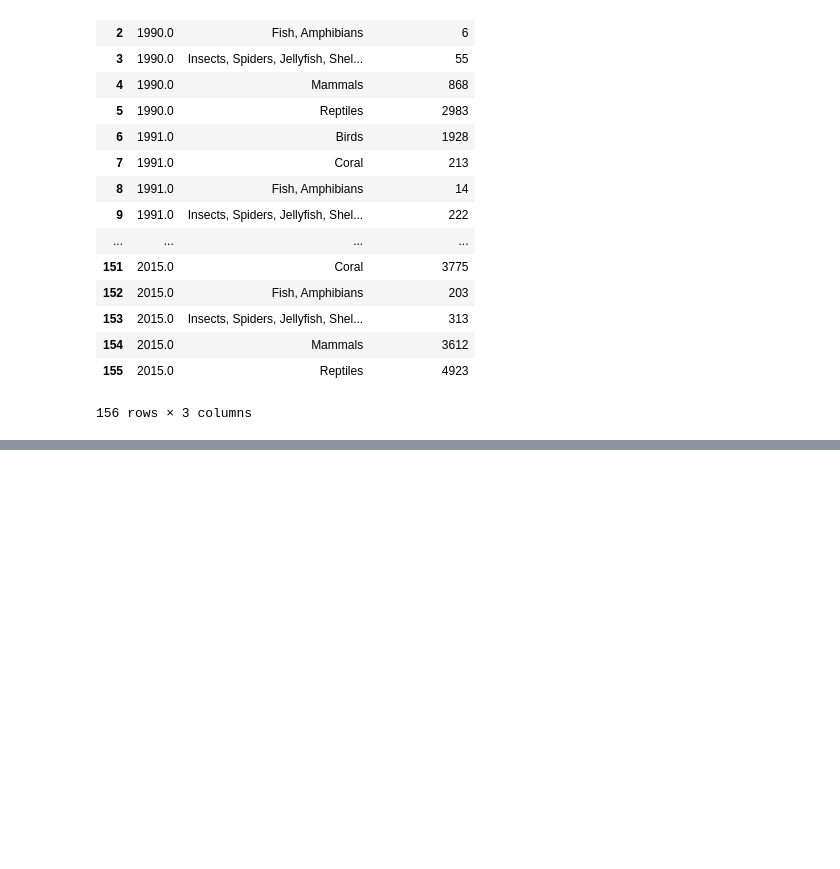
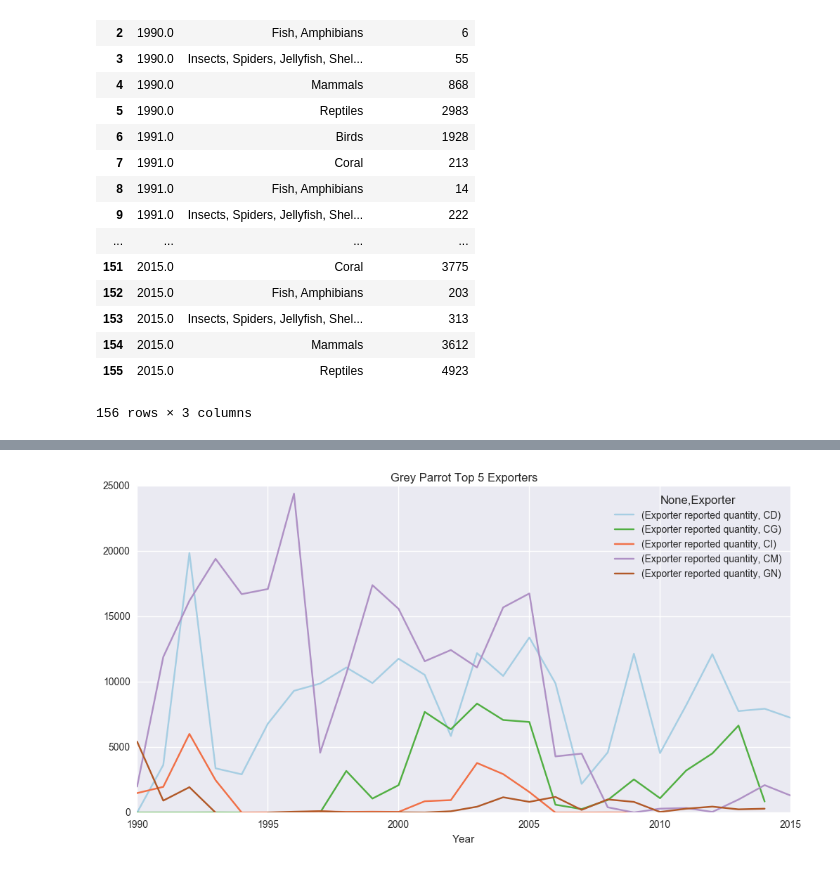
Before and after one commit to Flatfishlk/Capstone, a Jupyter notebook: code/capstone_EDA.ipynb, the cells around one changed output, grey strips where cells are left out. Drawn from its saved outputs; the diff is of its cells as text; code cells hidden in the pictures; blank space fills up the shorter version.

```diff
--- a/code/capstone_EDA.ipynb
+++ b/code/capstone_EDA.ipynb
@@ -470,0 +688,7 @@ plt.plot(xs, np.clip(spl(xs),0,1), linewidth = 2)
+# %%
+df_greyparrot_groupby = df_greyparrot_top5.groupby(['Year', 'Exporter']).sum()
+df_greyparrot_groupby.unstack().plot(figsize = (12,6), colormap =plt.get_cmap('Paired'))
+sns.plt.title('Grey Parrot Top 5 Exporters', fontsize=12)
+plt.savefig('Top5 Exporters.png', dpi=500)
+# %% [output]
+[figure, added]
```
Also changed, not shown: parts of 47 cells of this notebook, 1 other file.
